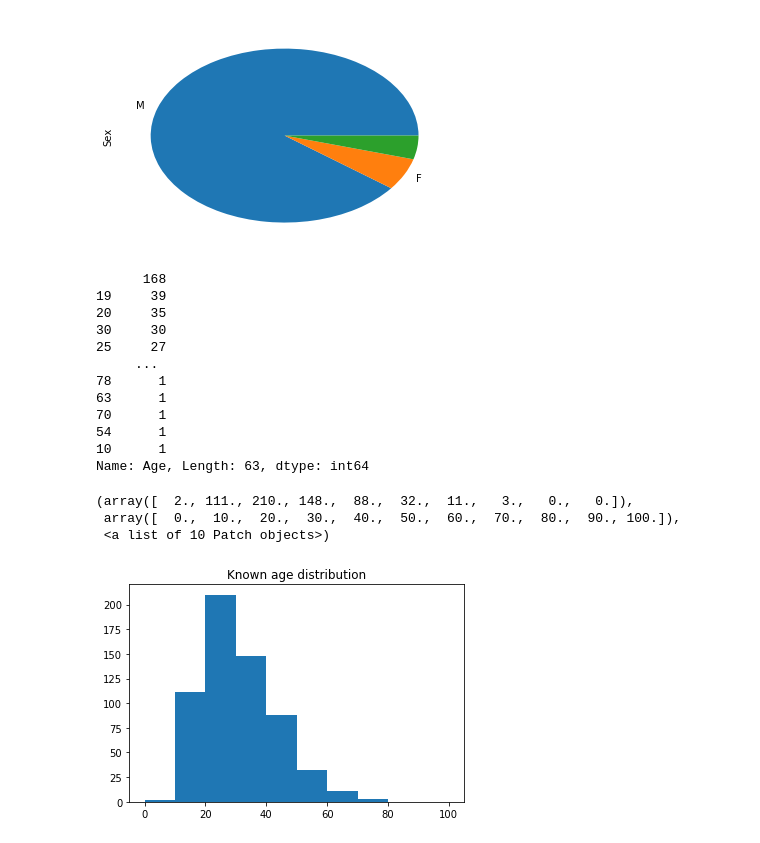
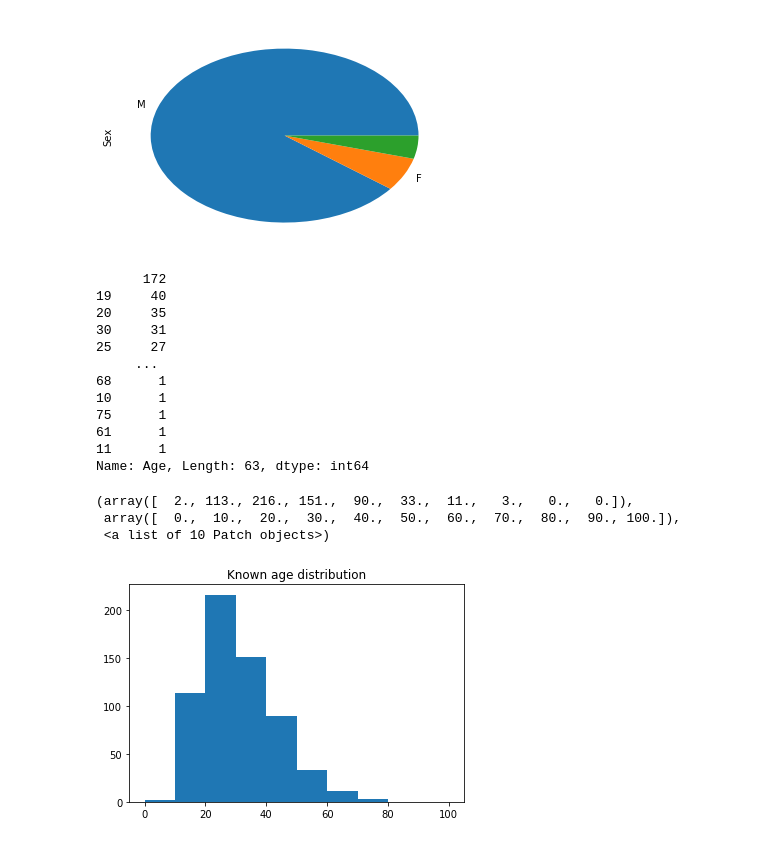
Before and after one commit to Th1nkK1D/ordinaryunfold, a Jupyter notebook: src/data/myanmar-coup/analyse.ipynb, the cells around one changed output. Saved outputs shown, nothing was run; the diff lists cells and outputs as text; code cells hidden in the pictures.

Commit message:
Update myanma fatality data analyse and reshape

```diff
--- a/src/data/myanmar-coup/analyse.ipynb
+++ b/src/data/myanmar-coup/analyse.ipynb
@@ -9,6 +9,6 @@ import matplotlib.pyplot as plt
 # %% [markdown]
 ## Load data from pdf file
 # %%
-tables = camelot.read_pdf("Recent-Fatality-list-updated-on-May-25-2021-English.pdf", pages='1-end')
+tables = camelot.read_pdf("Recent-Fatality-list-updated-on-June-4-2021-English.pdf", pages='1-end')
 tables.n
 # %% [output]
@@ -95,6 +95,6 @@ dataset
 # %% [markdown]
 Drop unused columns
 # %%
-dataset = dataset.drop(columns=['No.','Name',"Father's name", 'Home Address'])
+dataset = dataset.drop(columns=['No.','Name',"Father's name", 'Home Address', 'Deceased Date', 'Place of Incidents', 'Township', 'States/Regions'])
 dataset
 # %% [output]
@@ -134,28 +134,28 @@ dataset.get('Sex').value_counts().plot(kind='pie')
 <matplotlib.axes._subplots.AxesSubplot at 0x...>
 [figure]
 # %%
-dataset.get('Age').value_counts()
+dataset['Age'].value_counts()
 # %% [output]
-      168
-19     39
+      172
+19     40
 20     35
-30     30
+30     31
 25     27
      ...
-78      1
-63      1
-70      1
-54      1
+68      1
 10      1
+75      1
+61      1
+11      1
 Name: Age, Length: 63, dtype: int64
 # %%
-ages = dataset.get('Age').to_numpy()
+ages = dataset['Age'].to_numpy()
 
 fig, ax = plt.subplots()
 ax.set_title('Known age distribution')
 ax.hist(ages[ages != ''].astype(np.int), range=[0, 100])
 # %% [output]
-(array([  2., 111., 210., 148.,  88.,  32.,  11.,   3.,   0.,   0.]),
+(array([  2., 113., 216., 151.,  90.,  33.,  11.,   3.,   0.,   0.]),
  array([  0.,  10.,  20.,  30.,  40.,  50.,  60.,  70.,  80.,  90., 100.]),
  <a list of 10 Patch objects>)
-[figure, old version]
+[figure, new version]
```
Also changed, not shown: parts of 15 cells of this notebook, 4 other files.
